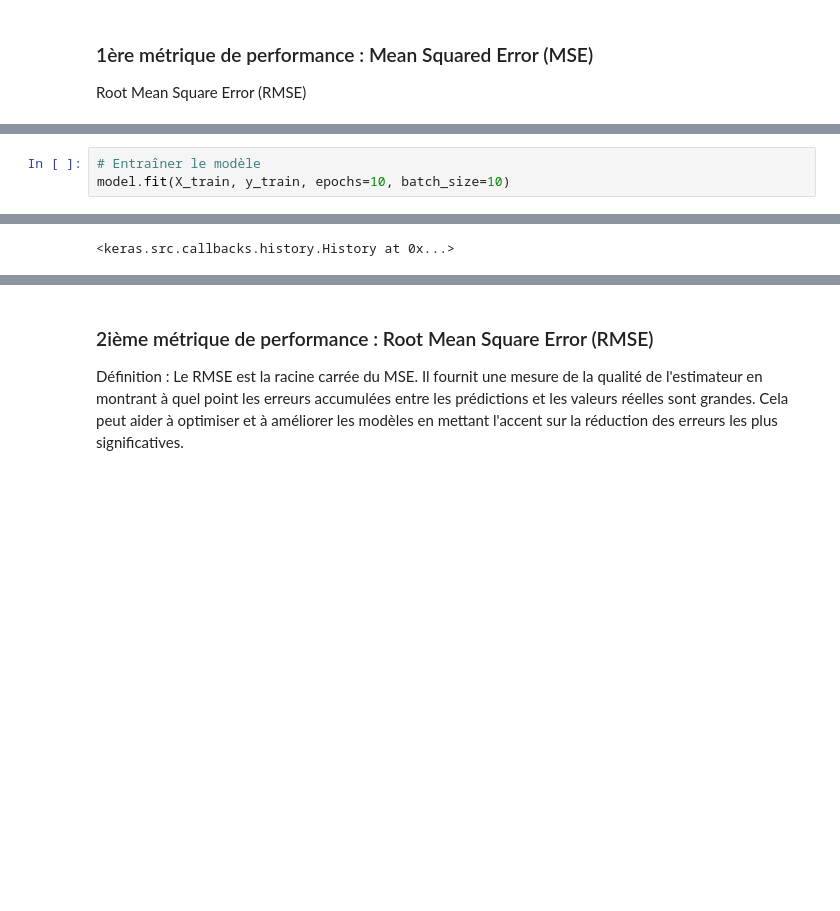
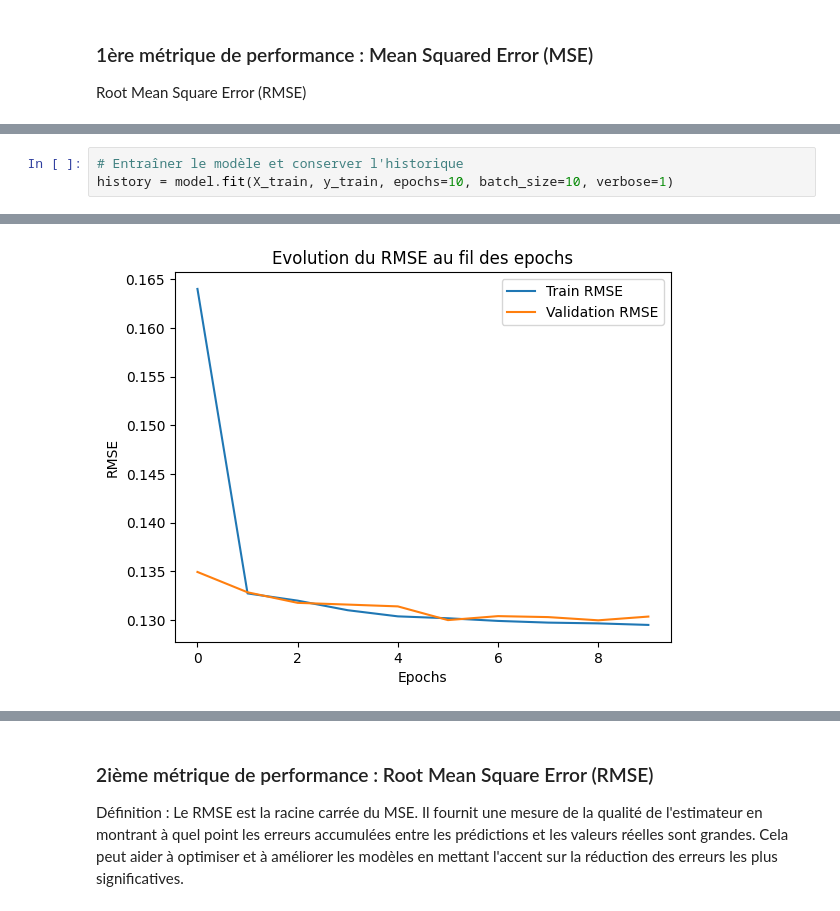
Before and after one commit to cordebar5u/PerformanceEvaluation_DataProcessing, a Jupyter notebook: projet.ipynb, the cells around one changed output, grey strips where cells are left out. Drawn from its saved outputs; the diff is of its cells as text; blank space fills up the shorter version.

```diff
--- a/projet.ipynb
+++ b/projet.ipynb
@@ -476,6 +483,6 @@ model.compile(loss='mean_squared_error', optimizer='adam')
 To enable the following instructions: AVX2 FMA, in other operations, rebuild TensorFlow with the appropriate compiler flags.
 # %%
-# Entraîner le modèle
-model.fit(X_train, y_train, epochs=10, batch_size=10)
+# Entraîner le modèle et conserver l'historique
+history = model.fit(X_train, y_train, epochs=10, batch_size=10, verbose=1)
 # %% [output]
 Epoch 1/10
@@ -501,4 +508,4 @@ Epoch 10/10
-<keras.src.callbacks.history.History at 0x...>
+[figure, added]
 # %%
 predictions = model.predict(X_test).flatten()  # Utilise flatten() pour assurer la forme 1D
 y_test = y_test.values.flatten()  # Convertit en numpy array et applatit si nécessaire
```
Also changed, not shown: parts of 18 cells of this notebook, 4 other files.
